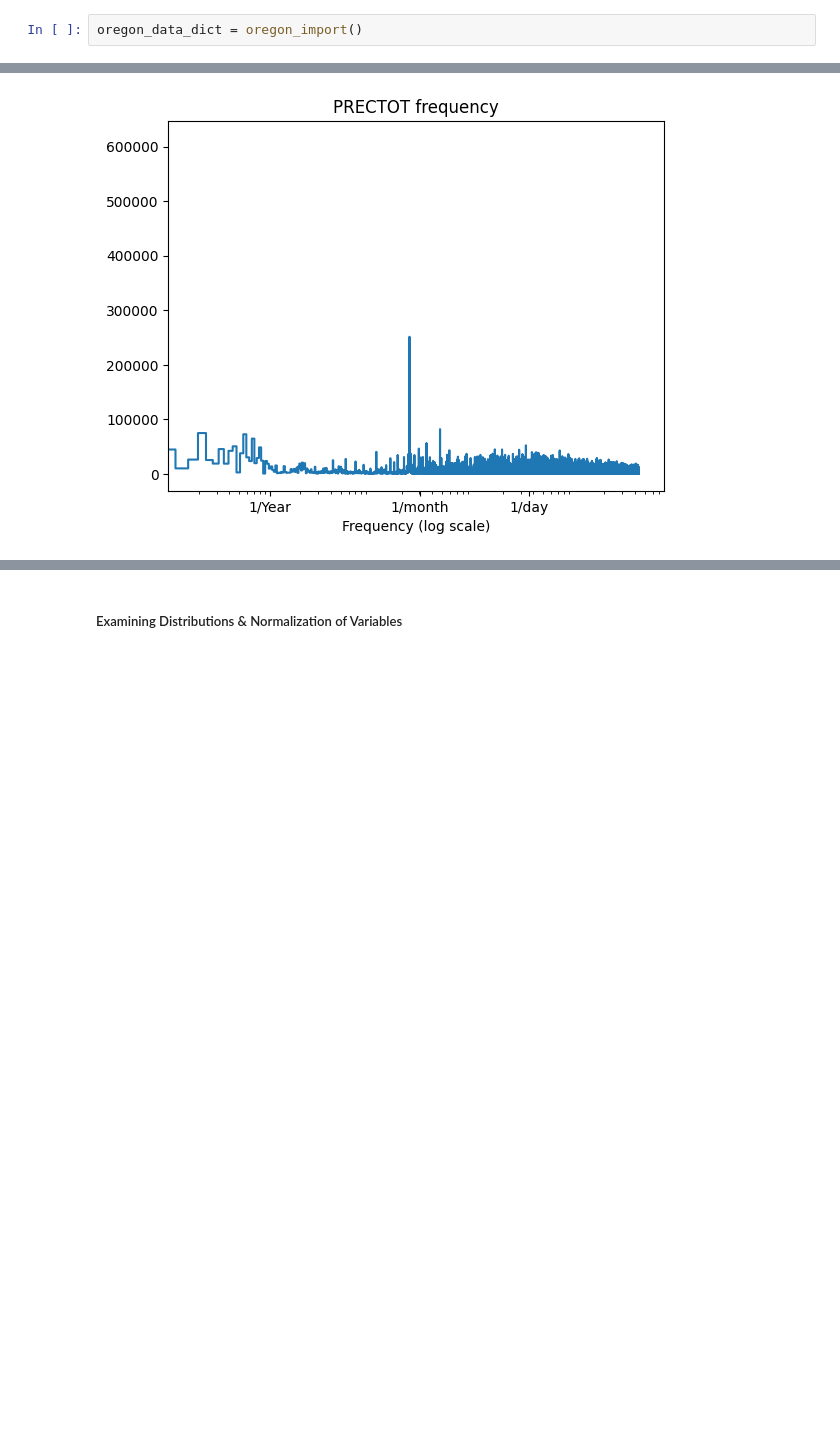
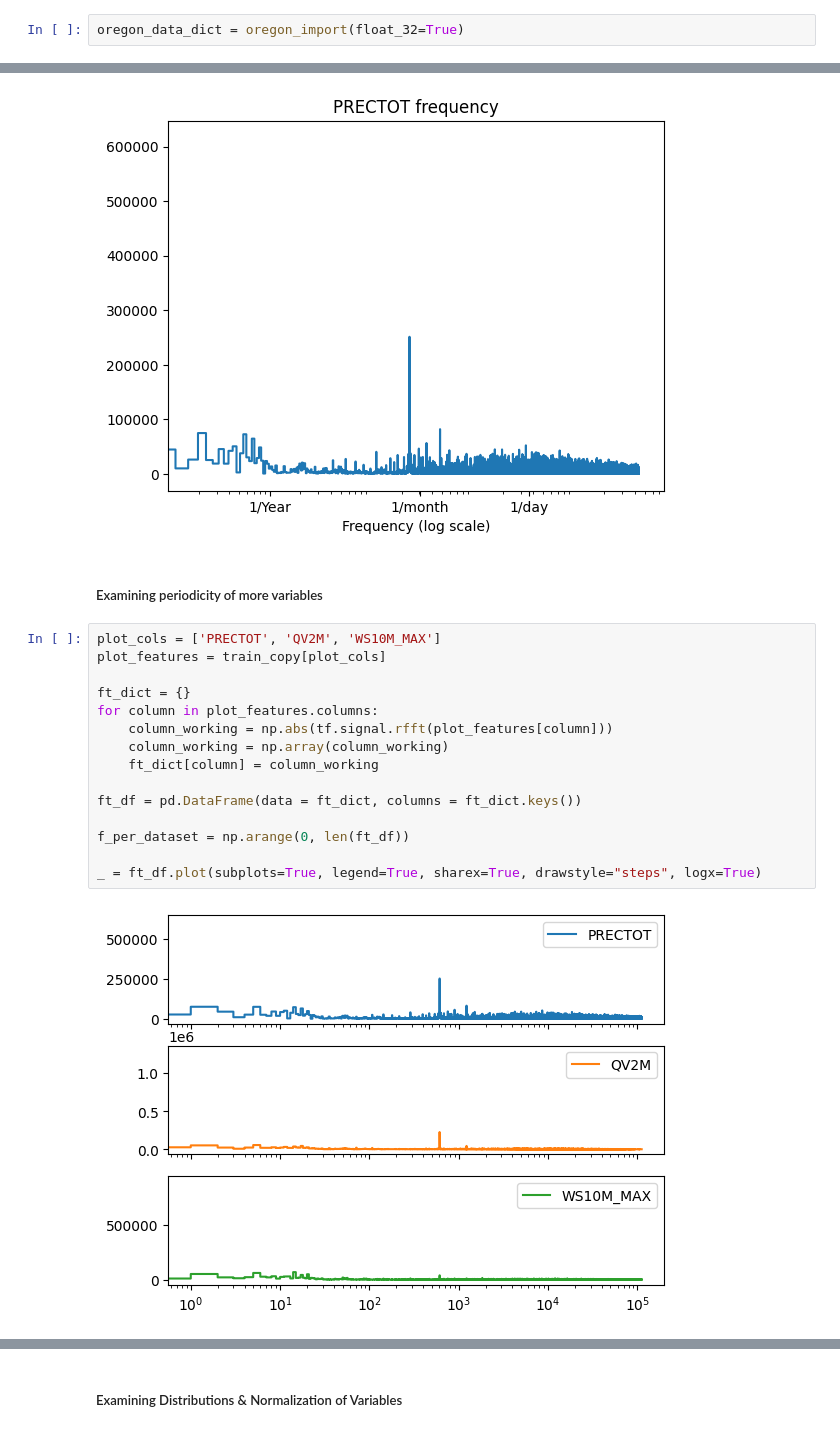
Before and after one commit to carseys/drought-predicting, a Jupyter notebook: data_exploration.ipynb, the cells around one changed output, grey strips where cells are left out. Saved outputs shown, nothing was run; the diff lists cells and outputs as text; blank space fills up the shorter version.

Commit message:
more data visualizations

```diff
--- a/data_exploration.ipynb
+++ b/data_exploration.ipynb
@@ -17,7 +17,7 @@ data_dict = data_importing.oregon_data_runner()
 saving Oregon data into new csvs
 Oregon data saved into csvs.
 # %%
-oregon_data_dict = oregon_import()
+oregon_data_dict = oregon_import(float_32=True)
 # %% [markdown]
 ##### Drought Score Histograms
 # %%
@@ -97,3 +97,22 @@ plt.xticks([1, 30.4, 365.2524], labels=['1/Year', '1/month', '1/day'])
 _ = plt.xlabel('Frequency (log scale)')
 # %% [output]
 [figure]
+# %% [markdown]
+##### Examining periodicity of more variables
+# %%
+plot_cols = ['PRECTOT', 'QV2M', 'WS10M_MAX']
+plot_features = train_copy[plot_cols]
+
+ft_dict = {}
+for column in plot_features.columns:
+    column_working = np.abs(tf.signal.rfft(plot_features[column]))
+    column_working = np.array(column_working)
+    ft_dict[column] = column_working
+
+ft_df = pd.DataFrame(data = ft_dict, columns = ft_dict.keys())
+
+f_per_dataset = np.arange(0, len(ft_df))
+
+_ = ft_df.plot(subplots=True, legend=True, sharex=True, drawstyle="steps", logx=True)
+# %% [output]
+[figure, added]
```
Also changed, not shown: parts of 1 cell of this notebook, 1 other file.
